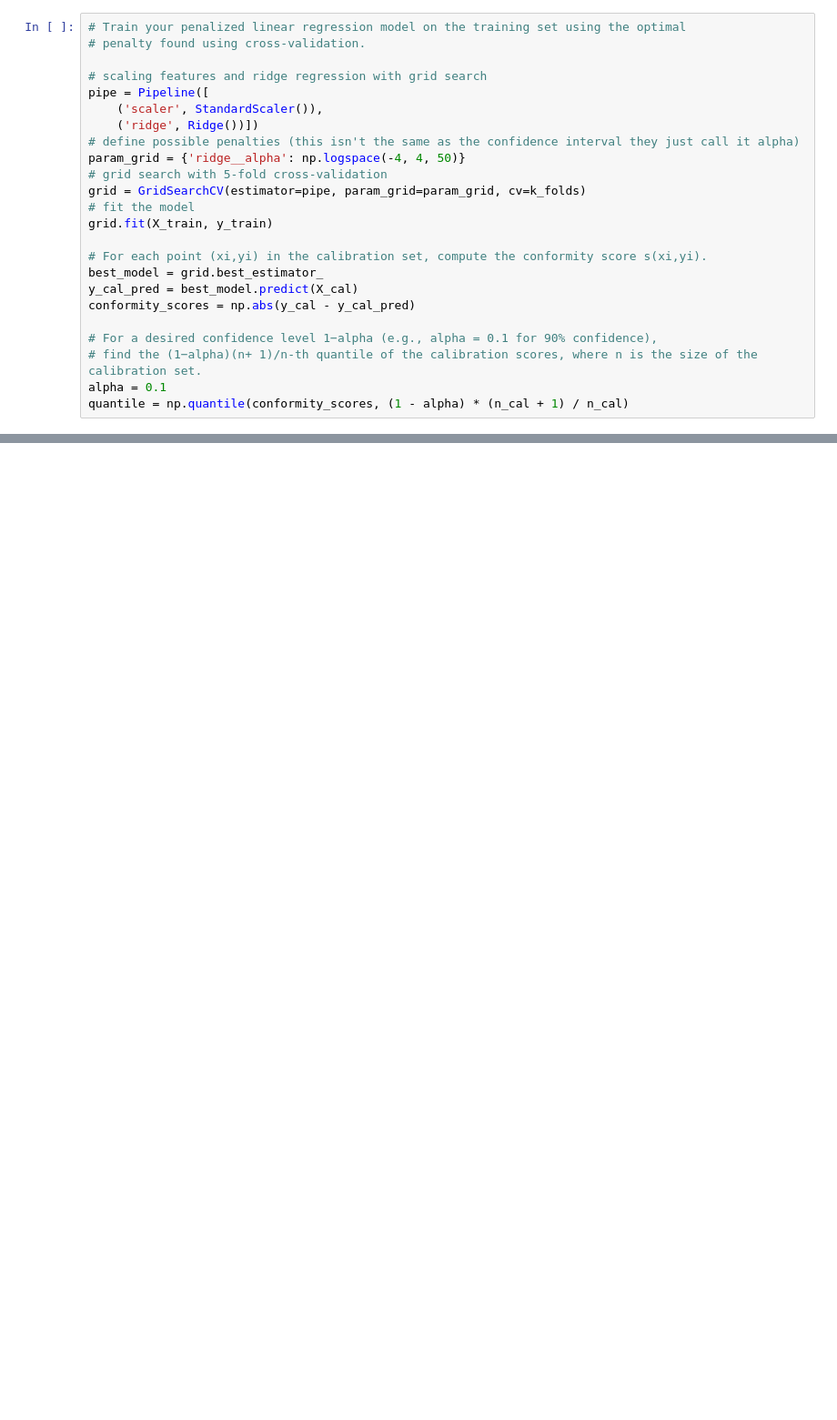
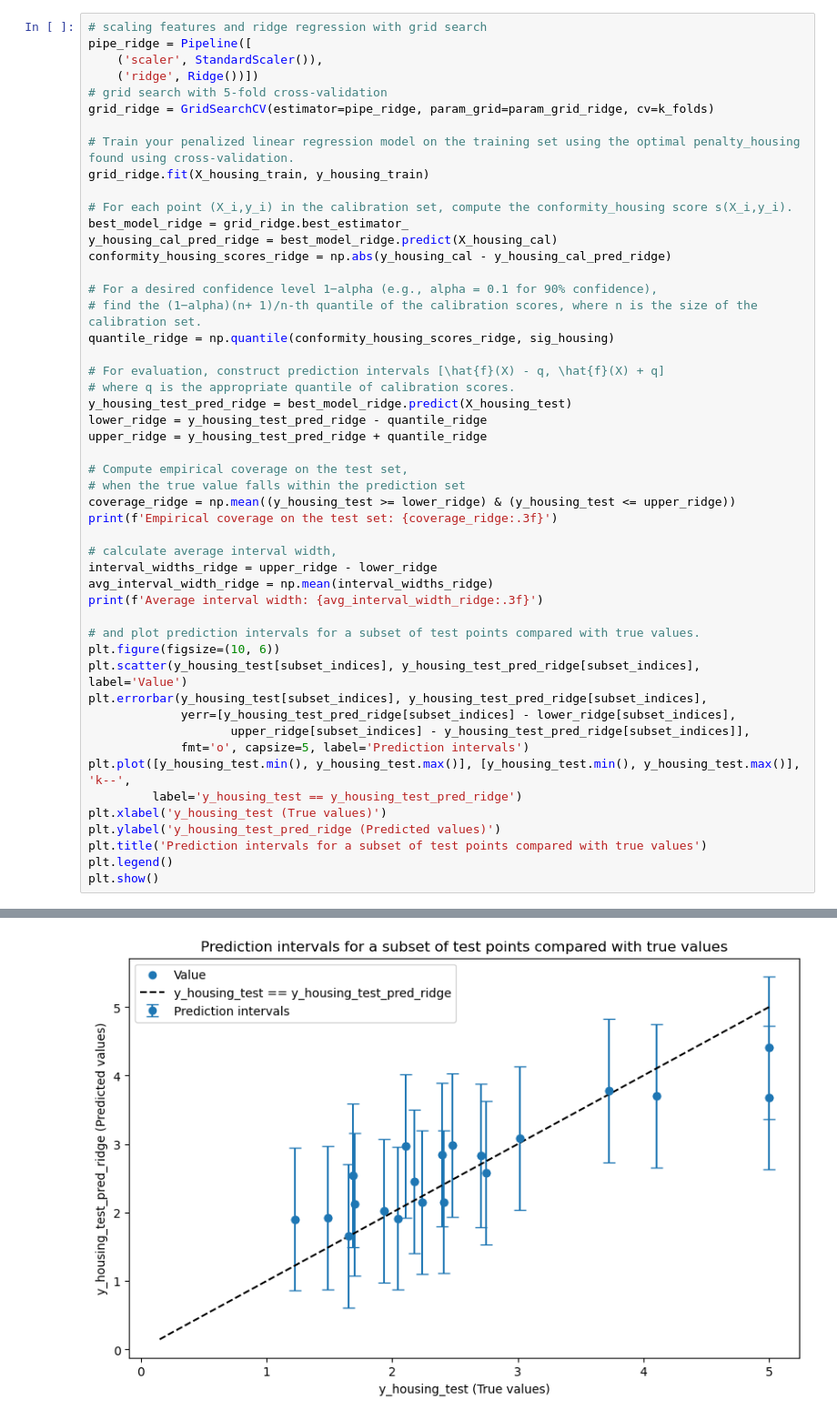
Before and after one commit to emilyfu1/assignments_ML, a Jupyter notebook: EmilyFu_A3.ipynb, the cells around one changed output, grey strips where cells are left out. Shown at 91% size. Saved outputs shown, nothing was run; the diff lists cells and outputs as text; blank space fills up the shorter version.

```diff
--- a/EmilyFu_A3.ipynb
+++ b/EmilyFu_A3.ipynb
@@ -60,24 +90,51 @@ n_cal = len(X_cal)
 # %%
-# Train your penalized linear regression model on the training set using the optimal
-# penalty found using cross-validation.
-
 # scaling features and ridge regression with grid search
-pipe = Pipeline([
+pipe_ridge = Pipeline([
     ('scaler', StandardScaler()),
     ('ridge', Ridge())])
-# define possible penalties (this isn't the same as the confidence interval they just call it alpha)
-param_grid = {'ridge__alpha': np.logspace(-4, 4, 50)}
 # grid search with 5-fold cross-validation
-grid = GridSearchCV(estimator=pipe, param_grid=param_grid, cv=k_folds)
-# fit the model
-grid.fit(X_train, y_train)
+grid_ridge = GridSearchCV(estimator=pipe_ridge, param_grid=param_grid_ridge, cv=k_folds)
 
-# For each point (xi,yi) in the calibration set, compute the conformity score s(xi,yi).
-best_model = grid.best_estimator_
-y_cal_pred = best_model.predict(X_cal)
-conformity_scores = np.abs(y_cal - y_cal_pred)
+# Train your penalized linear regression model on the training set using the optimal penalty_housing found using cross-validation.
+grid_ridge.fit(X_housing_train, y_housing_train)
+
+# For each point (X_i,y_i) in the calibration set, compute the conformity_housing score s(X_i,y_i).
+best_model_ridge = grid_ridge.best_estimator_
+y_housing_cal_pred_ridge = best_model_ridge.predict(X_housing_cal)
+conformity_housing_scores_ridge = np.abs(y_housing_cal - y_housing_cal_pred_ridge)
 
 # For a desired confidence level 1−alpha (e.g., alpha = 0.1 for 90% confidence),
 # find the (1−alpha)(n+ 1)/n-th quantile of the calibration scores, where n is the size of the calibration set.
-alpha = 0.1
-quantile = np.quantile(conformity_scores, (1 - alpha) * (n_cal + 1) / n_cal)
+quantile_ridge = np.quantile(conformity_housing_scores_ridge, sig_housing)
+
+# For evaluation, construct prediction intervals [\hat{f}(X) - q, \hat{f}(X) + q]
+# where q is the appropriate quantile of calibration scores.
+y_housing_test_pred_ridge = best_model_ridge.predict(X_housing_test)
+lower_ridge = y_housing_test_pred_ridge - quantile_ridge
+upper_ridge = y_housing_test_pred_ridge + quantile_ridge
+
+# Compute empirical coverage on the test set,
+# when the true value falls within the prediction set
+coverage_ridge = np.mean((y_housing_test >= lower_ridge) & (y_housing_test <= upper_ridge))
+print(f'Empirical coverage on the test set: {coverage_ridge:.3f}')
+
+# calculate average interval width,
+interval_widths_ridge = upper_ridge - lower_ridge
+avg_interval_width_ridge = np.mean(interval_widths_ridge)
+print(f'Average interval width: {avg_interval_width_ridge:.3f}')
+
+# and plot prediction intervals for a subset of test points compared with true values.
+plt.figure(figsize=(10, 6))
+plt.scatter(y_housing_test[subset_indices], y_housing_test_pred_ridge[subset_indices], label='Value')
+plt.errorbar(y_housing_test[subset_indices], y_housing_test_pred_ridge[subset_indices],
+             yerr=[y_housing_test_pred_ridge[subset_indices] - lower_ridge[subset_indices],
+                    upper_ridge[subset_indices] - y_housing_test_pred_ridge[subset_indices]],
+             fmt='o', capsize=5, label='Prediction intervals')
+plt.plot([y_housing_test.min(), y_housing_test.max()], [y_housing_test.min(), y_housing_test.max()], 'k--',
+         label='y_housing_test == y_housing_test_pred_ridge')
+plt.xlabel('y_housing_test (True values)')
+plt.ylabel('y_housing_test_pred_ridge (Predicted values)')
+plt.title('Prediction intervals for a subset of test points compared with true values')
+plt.legend()
+plt.show()
+# %% [output]
@@ -83,0 +143 @@ quantile = np.quantile(conformity_scores, (1 - alpha) * (n_cal + 1) / n_cal)
+[figure, added]
```
Also changed, not shown: parts of 14 cells of this notebook.
